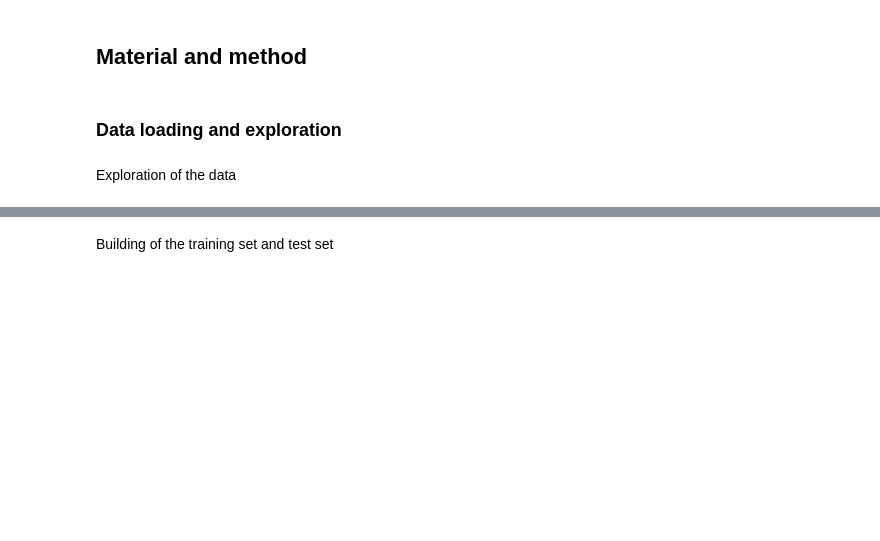
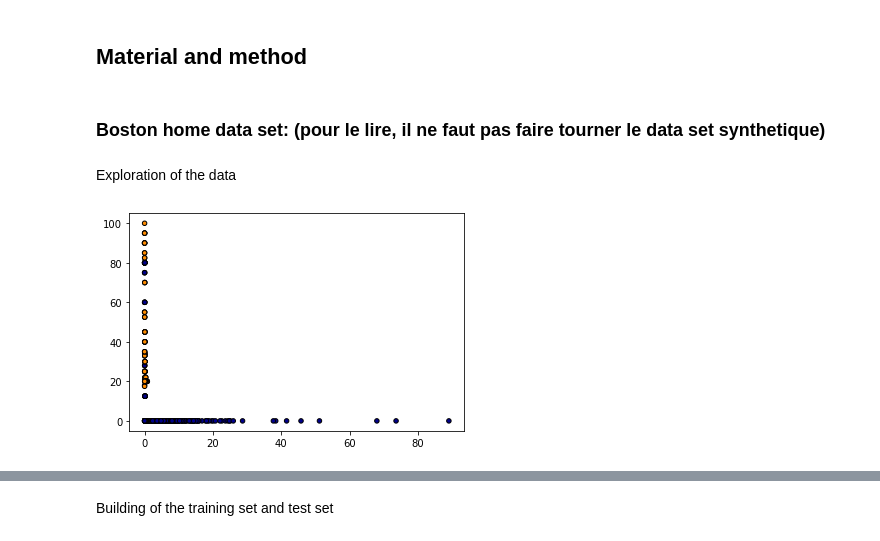
Before and after one commit to sofros/SFML_INFO_F422, a Jupyter notebook: Classification_Notebook.ipynb, the cells around one changed output, grey strips where cells are left out. Saved outputs shown, nothing was run; the diff lists cells and outputs as text; code cells hidden in the pictures; blank space fills up the shorter version.

```diff
--- a/Classification_Notebook.ipynb
+++ b/Classification_Notebook.ipynb
@@ -14,8 +14,8 @@ Date: XXXXX
 # Objective and strategy
 # %% [markdown]
 ## Material and method
-# %% [markdown]
-### Data loading and exploration
+# %% [markdown]
+### Boston home data set: (pour le lire, il ne faut pas faire tourner le data set synthetique)
 # %%
 import pandas as pd
 import numpy as np
@@ -23,20 +23,25 @@ from sklearn import datasets
 import matplotlib.pyplot as plt
 
 data = datasets.load_boston()
-data_x = pd.DataFrame(data.data, columns=data.feature_names)
-data_y = pd.DataFrame(data.target, columns=["MEDV"])
-
-# adaptation de la data
-#X = array([  [a,b],[],[]])  => shape=tuple:2
-#Y = array( [True],...) => shape=tuple:1
-
-Xa = np.array(data_x)
-X = np.array(Xa[:,:1])
-X = np.append(X,Xa[:,12:], axis=1)
-Ya = np.array(data_y)
-Yb = np.reshape(Ya,len(Ya))
+X = np.array(data.data)
+Y = np.array(data.target)
+label =data.feature_names
 
 # Pour deux catégorie: 0 ou 1
-Y = Yb < 22
+Y = Y < 22
 # %% [markdown]
 Exploration of the data
+# %%
+from matplotlib.colors import ListedColormap
+
+cmap_light = ListedColormap(['orange', 'cyan', 'cornflowerblue'])
+cmap_bold = ListedColormap(['darkorange', 'c', 'darkblue'])
+
+
+# Plot all the data
+plt.scatter(X[:, 0], X[:, 1], c=Y, cmap=cmap_bold,edgecolor='k', s=20)
+
+
+plt.show()
+# %% [output]
+[figure, added]
```
Also changed, not shown: parts of 22 cells of this notebook.
